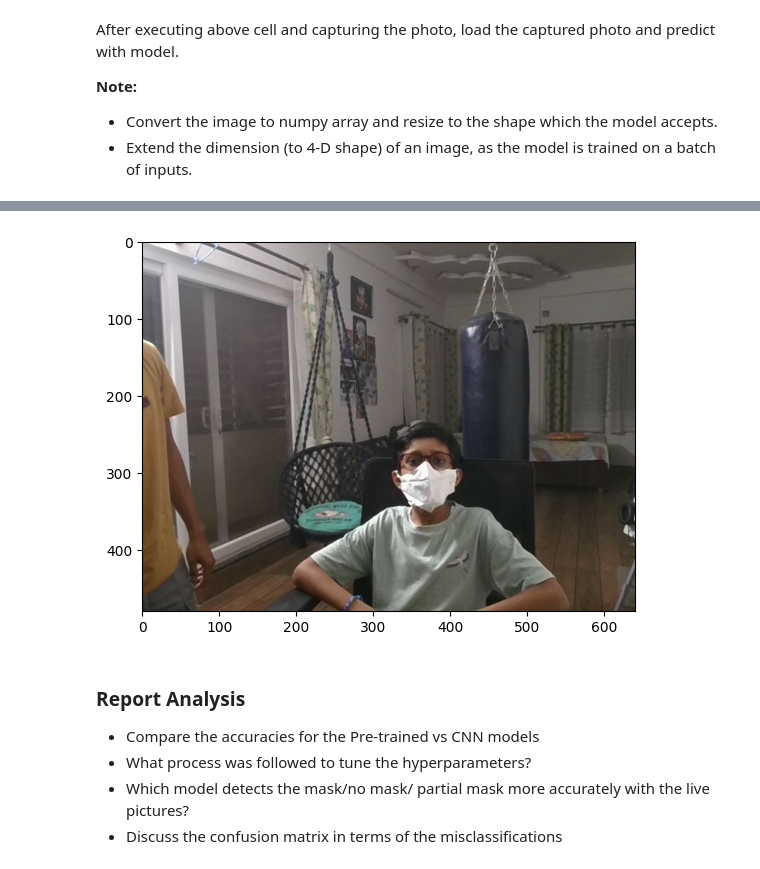
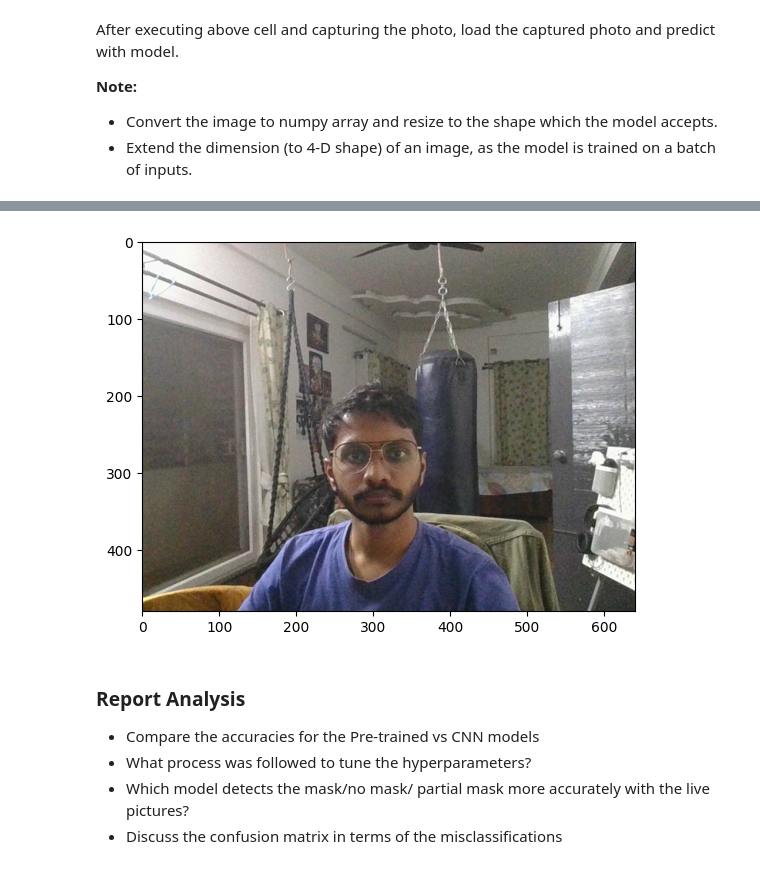
Before and after one commit to KruthikKoundinyas/FaceMask-Detection-CNN, a Jupyter notebook: Kruthik_Face_Mask_Detection_CNN.ipynb, the cells around one changed output, grey strips where cells are left out. Saved outputs shown, nothing was run; the diff lists cells and outputs as text; code cells hidden in the pictures.

```diff
--- a/Kruthik_Face_Mask_Detection_CNN.ipynb
+++ b/Kruthik_Face_Mask_Detection_CNN.ipynb
@@ -80,22 +82,22 @@ There are two main steps involved in creating the generator.
 
 Hint: [link](https://keras.io/api/preprocessing/image/)
 # %%
-TRAINING_DIR = "/content/MP2_FaceMask_Dataset/train/"
-VALIDATION_DIR = "/content/MP2_FaceMask_Dataset/test/"
+TRAINING_DIR = "MP2_FaceMask_Dataset/train/"
+VALIDATION_DIR = "MP2_FaceMask_Dataset/test/"
 # %%
 # YOUR CODE HERE
 IMAGE_SIZE = 128
 BATCH_SIZE = 32
 
 # Data generators
-train_datagen = ImageDataGenerator(
+train_datagen = tf.keras.preprocessing.image.ImageDataGenerator(
     rescale=1./255,
     shear_range=0.2,
     zoom_range=0.2,
     horizontal_flip=True
 )
 
-val_datagen = ImageDataGenerator(rescale=0.1/255, width_shift_range=0.2, height_shift_range=0.3, zoom_range=0.4, rotation_range=30)
+val_datagen = tf.keras.preprocessing.image.ImageDataGenerator(rescale=0.1/255, width_shift_range=0.2, height_shift_range=0.3, zoom_range=0.4, rotation_range=30)
 # Create generators
 train_generator = train_datagen.flow_from_directory(
     TRAINING_DIR,
@@ -402,13 +419,13 @@ After executing above cell and capturing the photo, load the captured photo and
 * Convert the image to numpy array and resize to the shape which the model accepts.
 * Extend the dimension (to 4-D shape) of an image, as the model is trained on a batch of inputs.
 # %%
-features = PIL.Image.open("content/photo.jpg")
-plt.imshow(features);
+features = PIL.Image.open("photo.jpeg")
+plt.imshow(features)
 # YOUR CODE HERE to predict the image
 # Preprocess the image to match model input size
-img = features.resize((128,128))                # resize to (128,128)
-img_array = np.array(img) / 255.0               # normalize
-img_array = np.expand_dims(img_array, axis=0)   # add batch dimension
+img = img.resize((128,128))                  # resize to (128,128)
+img_array = np.array(img) / 255.0            # normalize
+img_array = np.expand_dims(img_array, axis=0) # add batch dimension
 
 # Predict
 pred = model.predict(img_array)
@@ -423,4 +440,4 @@ Prediction: with_mask
-[figure, old version]
+[figure, new version]
 # %% [markdown]
 ### Report Analysis
 
```
Also changed, not shown: parts of 7 cells of this notebook, 3 other files.
